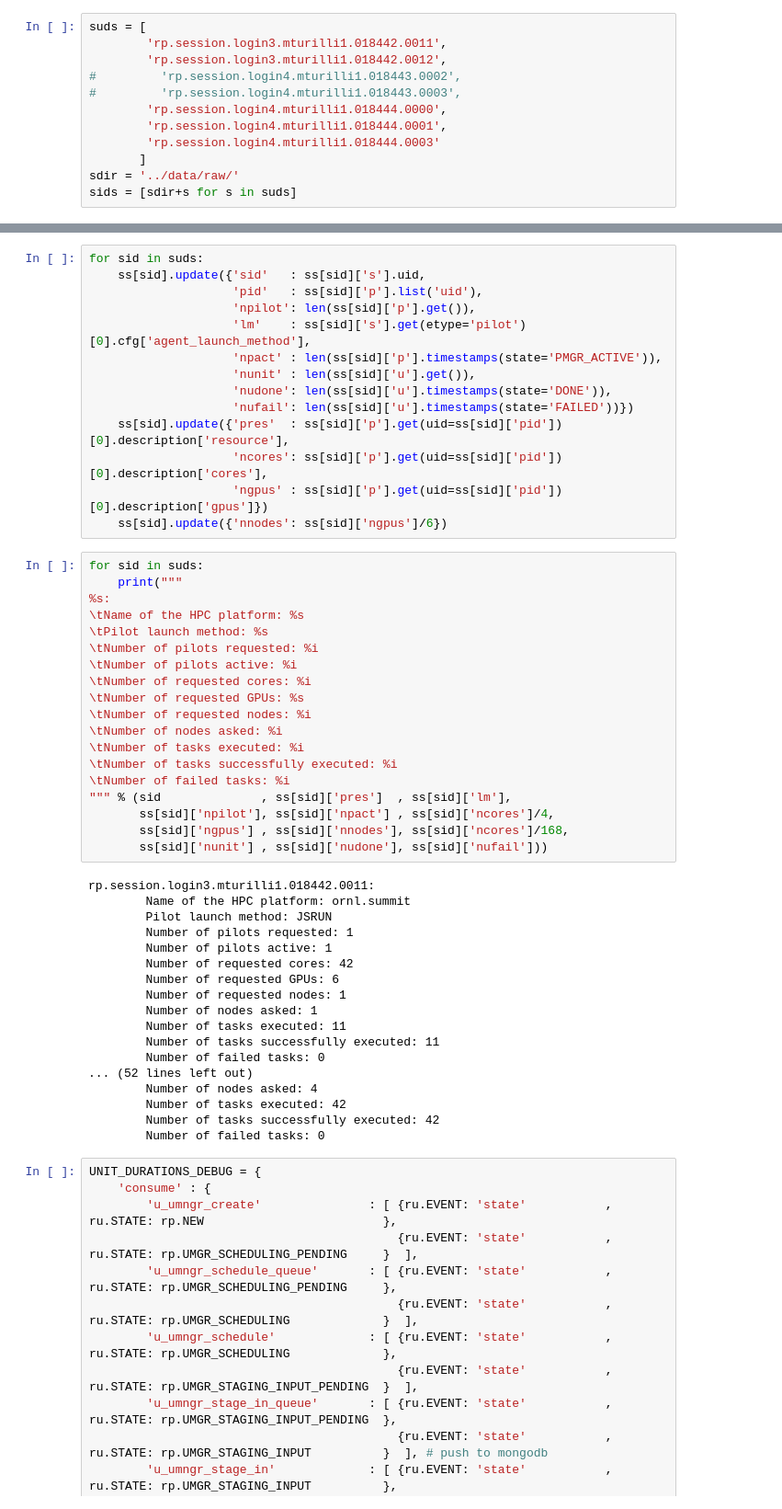
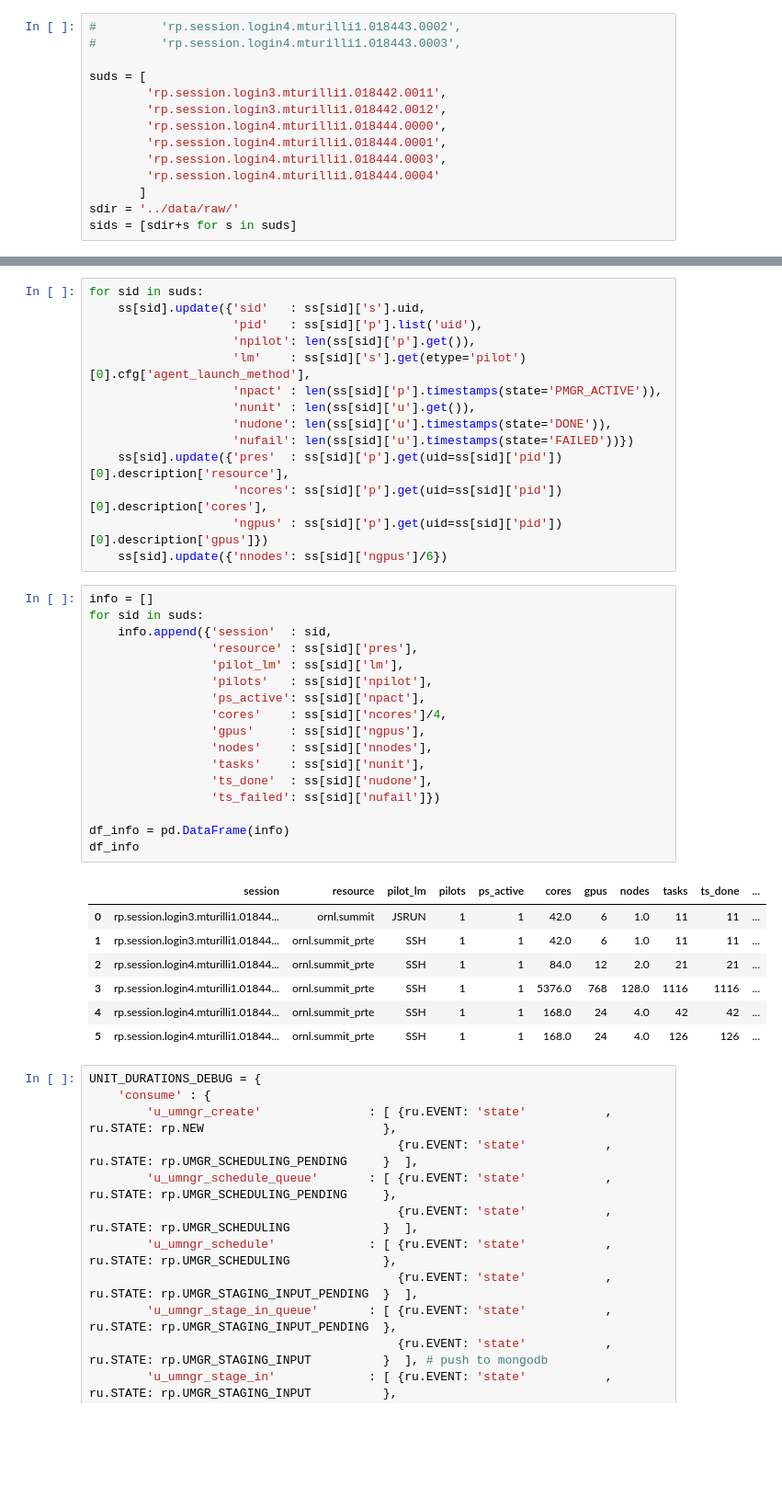
Before and after one commit to radical-experiments/summit_prrte, a Jupyter notebook: analysis/paper_ornl_2.ipynb, the cells around one changed output, grey strips where cells are left out. Shown at 92% size. Drawn from its saved outputs; the diff is of its cells as text; blank space fills up the shorter version.

```diff
--- a/analysis/paper_ornl_2.ipynb
+++ b/analysis/paper_ornl_2.ipynb
@@ -15,14 +15,16 @@ import matplotlib.ticker as mticker
   radical.saga         : 1.4.0
   radical.utils        : 1.4.0
 # %%
+#         'rp.session.login4.mturilli1.018443.0002',
+#         'rp.session.login4.mturilli1.018443.0003',
+
 suds = [
         'rp.session.login3.mturilli1.018442.0011',
         'rp.session.login3.mturilli1.018442.0012',
-#         'rp.session.login4.mturilli1.018443.0002',
-#         'rp.session.login4.mturilli1.018443.0003',
         'rp.session.login4.mturilli1.018444.0000',
         'rp.session.login4.mturilli1.018444.0001',
-        'rp.session.login4.mturilli1.018444.0003'
+        'rp.session.login4.mturilli1.018444.0003',
+        'rp.session.login4.mturilli1.018444.0004'
        ]
 sdir = '../data/raw/'
 sids = [sdir+s for s in suds]
@@ -52,42 +54,30 @@ for sid in suds:
                     'ngpus' : ss[sid]['p'].get(uid=ss[sid]['pid'])[0].description['gpus']})
     ss[sid].update({'nnodes': ss[sid]['ngpus']/6})
 # %%
+info = []
 for sid in suds:
-    print("""
-%s:
-\tName of the HPC platform: %s
-\tPilot launch method: %s
-\tNumber of pilots requested: %i
-\tNumber of pilots active: %i
-\tNumber of requested cores: %i
-\tNumber of requested GPUs: %s
-\tNumber of requested nodes: %i
-\tNumber of nodes asked: %i
-\tNumber of tasks executed: %i
-\tNumber of tasks successfully executed: %i
-\tNumber of failed tasks: %i
-""" % (sid              , ss[sid]['pres']  , ss[sid]['lm'],
-       ss[sid]['npilot'], ss[sid]['npact'] , ss[sid]['ncores']/4,
-       ss[sid]['ngpus'] , ss[sid]['nnodes'], ss[sid]['ncores']/168,
-       ss[sid]['nunit'] , ss[sid]['nudone'], ss[sid]['nufail']))
+    info.append({'session'  : sid,
+                 'resource' : ss[sid]['pres'],
+                 'pilot_lm' : ss[sid]['lm'],
+                 'pilots'   : ss[sid]['npilot'],
+                 'ps_active': ss[sid]['npact'],
+                 'cores'    : ss[sid]['ncores']/4,
+                 'gpus'     : ss[sid]['ngpus'],
+                 'nodes'    : ss[sid]['nnodes'],
+                 'tasks'    : ss[sid]['nunit'],
+                 'ts_done'  : ss[sid]['nudone'],
+                 'ts_failed': ss[sid]['nufail']})
+
+df_info = pd.DataFrame(info)
+df_info
 # %% [output]
-rp.session.login3.mturilli1.018442.0011:
-        Name of the HPC platform: ornl.summit
-        Pilot launch method: JSRUN
-        Number of pilots requested: 1
-        Number of pilots active: 1
-        Number of requested cores: 42
-        Number of requested GPUs: 6
-        Number of requested nodes: 1
-        Number of nodes asked: 1
-        Number of tasks executed: 11
-        Number of tasks successfully executed: 11
-        Number of failed tasks: 0
-... (52 lines left out)
-        Number of nodes asked: 4
-        Number of tasks executed: 42
-        Number of tasks successfully executed: 42
-        Number of failed tasks: 0
+|  | session | resource | pilot_lm | pilots | ps_active | cores | gpus | nodes | tasks | ts_done | ... |
+| 0 | rp.session.login3.mturilli1.01844... | ornl.summit | JSRUN | 1 | 1 | 42.0 | 6 | 1.0 | 11 | 11 | ... |
+| 1 | rp.session.login3.mturilli1.01844... | ornl.summit_prte | SSH | 1 | 1 | 42.0 | 6 | 1.0 | 11 | 11 | ... |
+| 2 | rp.session.login4.mturilli1.01844... | ornl.summit_prte | SSH | 1 | 1 | 84.0 | 12 | 2.0 | 21 | 21 | ... |
+| 3 | rp.session.login4.mturilli1.01844... | ornl.summit_prte | SSH | 1 | 1 | 5376.0 | 768 | 128.0 | 1116 | 1116 | ... |
+| 4 | rp.session.login4.mturilli1.01844... | ornl.summit_prte | SSH | 1 | 1 | 168.0 | 24 | 4.0 | 42 | 42 | ... |
+| 5 | rp.session.login4.mturilli1.01844... | ornl.summit_prte | SSH | 1 | 1 | 168.0 | 24 | 4.0 | 126 | 126 | ... |
 # %%
 UNIT_DURATIONS_DEBUG = {
     'consume' : {
```
Also changed, not shown: parts of 6 cells of this notebook, 8 other files.
